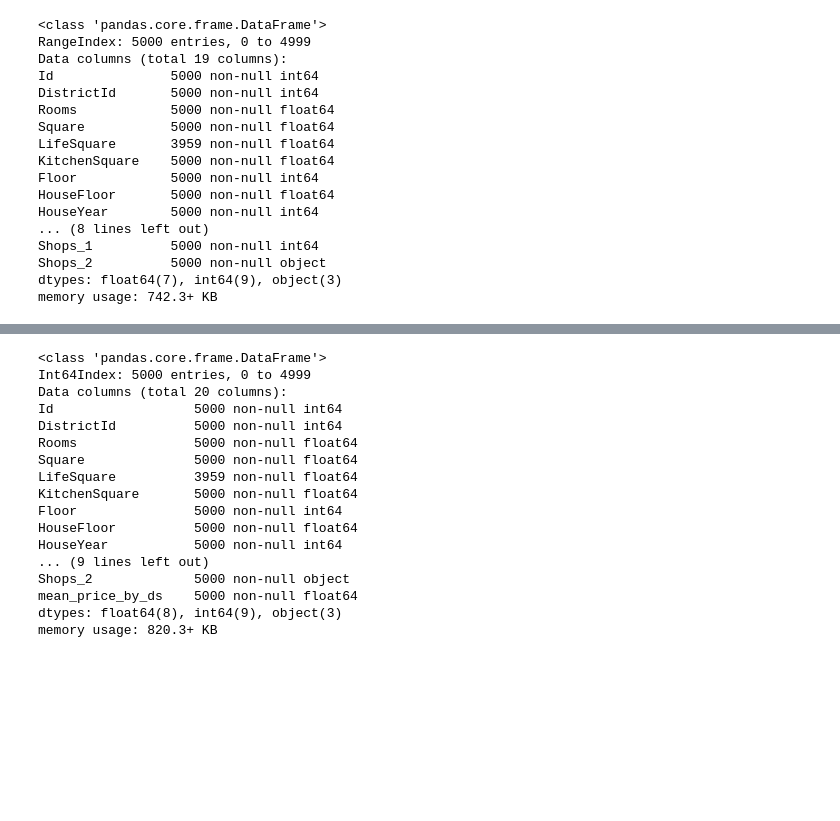
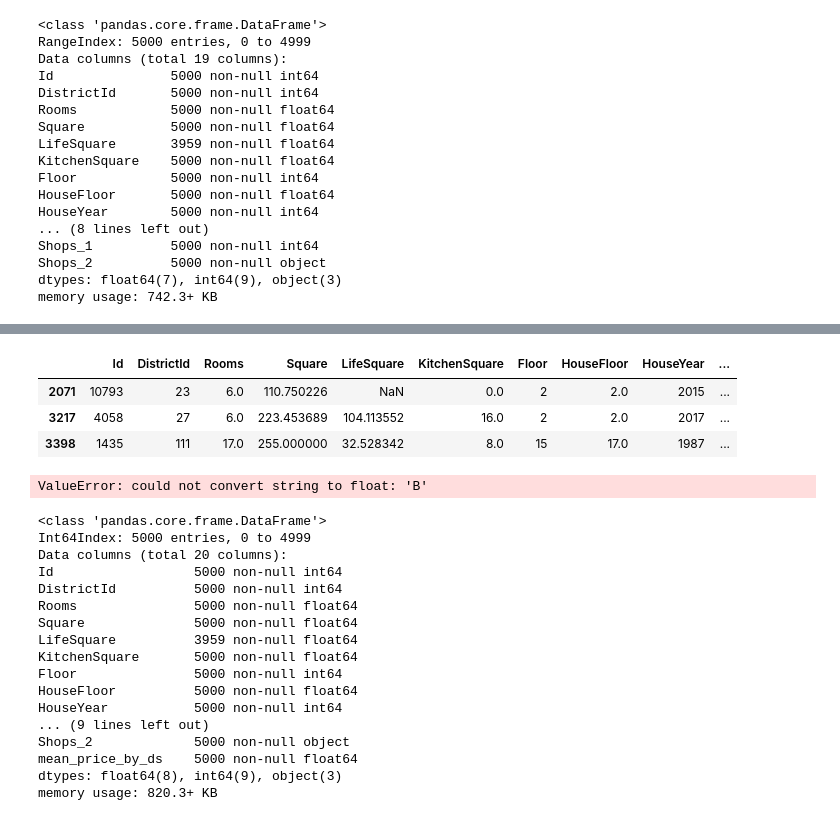
Before and after one commit to echasovskih/geekbrains, a Jupyter notebook: python1/kursovaia/kursovaia.ipynb, the cells around one changed output, grey strips where cells are left out. Saved outputs shown, nothing was run; the diff lists cells and outputs as text; code cells hidden in the pictures; blank space fills up the shorter version.

```diff
--- a/python1/kursovaia/kursovaia.ipynb
+++ b/python1/kursovaia/kursovaia.ipynb
@@ -238,0 +269,7 @@ test.describe()
+# %%
+test[test.Rooms > 5]
+# %% [output]
+|  | Id | DistrictId | Rooms | Square | LifeSquare | KitchenSquare | Floor | HouseFloor | HouseYear | ... |
+| 2071 | 10793 | 23 | 6.0 | 110.750226 | NaN | 0.0 | 2 | 2.0 | 2015 | ... |
+| 3217 | 4058 | 27 | 6.0 | 223.453689 | 104.113552 | 16.0 | 2 | 2.0 | 2017 | ... |
+| 3398 | 1435 | 111 | 17.0 | 255.000000 | 32.528342 | 8.0 | 15 | 17.0 | 1987 | ... |
@@ -240,6 +282,10 @@ test.describe()
 test=prepare_square(test)
 # %%
 test=join_price_mean(test,price_mean_by_distr_square,data)
+# %%
+test_scaled = pd.DataFrame(scaler.transform(test), columns=test.columns)
+# %% [output]
+ValueError: could not convert string to float: 'B'
 # %%
 test.info()
 # %% [output]
```
Also changed, not shown: parts of 25 cells of this notebook, 2 other files.
